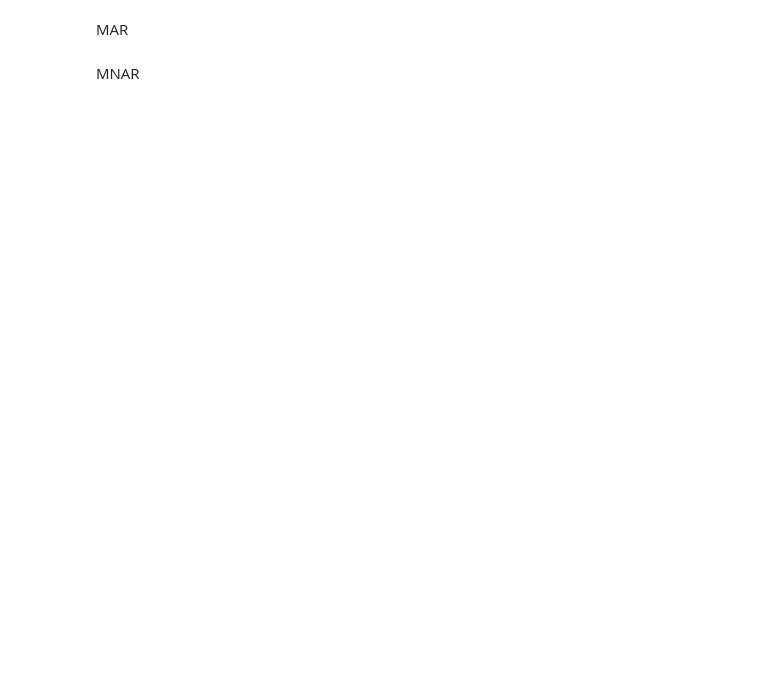
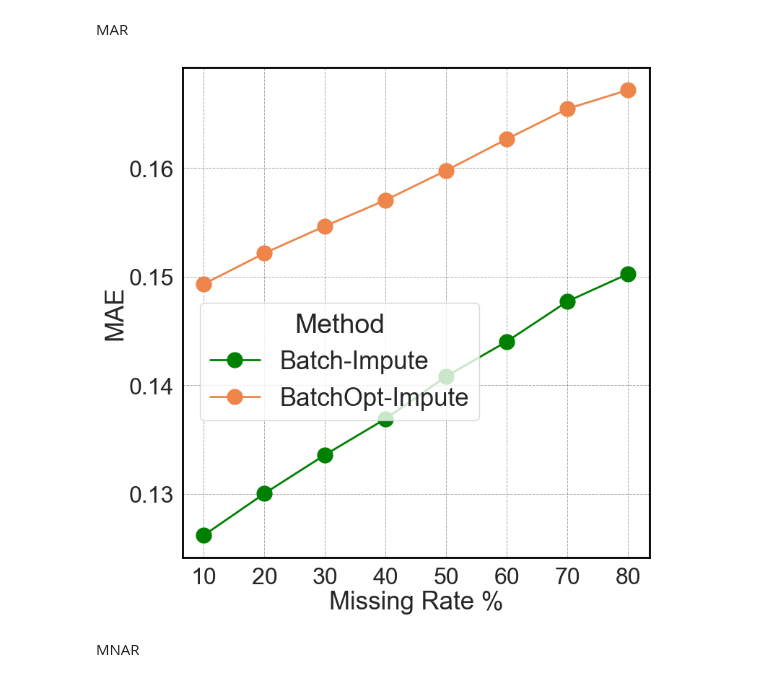
Before and after one commit to ZarinTahia/Confidence-Based-Active-Data-Imputation-via-Distribution-Matching-Regular-, a Jupyter notebook: Notebook/Adult.ipynb, the cells around one changed output. Cells and saved outputs as stored; diff of their text form; code cells hidden in the pictures; blank space fills up the shorter version.

```diff
--- a/Notebook/Adult.ipynb
+++ b/Notebook/Adult.ipynb
@@ -3195,4 +3478,72 @@ MCAR
 # %% [markdown]
 MAR
+# %%
+import pandas as pd
+import matplotlib.pyplot as plt
+import seaborn as sns
+
+# === Load CSV ===
+df_mar_mae = pd.read_csv(r"C:\Users\zhossai3\Desktop\Active Imputation\active_imputation\Output\results\Adult_MAR_OPT_Results_MAE.csv")
+
+# === Extract values ===
+missing_rates = df_mar_mae["MissingRate"].values
+results_mar_opt = {
+    "Batch-Impute": df_mar_mae["Batch-Impute"].values,
+    "BatchOpt-Impute": df_mar_mae["BatchOpt-Impute"].values
+}
+
+# === Plot styling ===
+sns.set(style="whitegrid", font_scale=1.2)
+palette = sns.color_palette("muted")
+
+# Font and marker settings
+x_label_fontsize = 25
+y_label_fontsize = 25
+x_tick_fontsize = 23
+y_tick_fontsize = 23
+legend_title_fontsize = 27
+legend_label_fontsize = 25
+line_width = 2
+marker_size = 15
+
+# === Create figure ===
+plt.figure(figsize=(8, 8))
+
+# Plot: Batch-Impute
+plt.plot(missing_rates, results_mar_opt["Batch-Impute"],
+         label="Batch-Impute",
+         marker='o', color="green", linewidth=line_width, markersize=marker_size)
+
+# Plot: BatchOpt-Impute
+plt.plot(missing_rates, results_mar_opt["BatchOpt-Impute"],
+         label="BatchOpt-Impute",
+         marker='o', color=palette[1], linewidth=line_width, markersize=marker_size)
+
+# === Axis and Labels ===
+plt.xlabel("Missing Rate %", fontsize=x_label_fontsize, labelpad=2, fontweight='regular')
+plt.ylabel("MAE", fontsize=y_label_fontsize, labelpad=2, fontweight='regular')
+plt.xticks(fontsize=x_tick_fontsize)
+plt.yticks(fontsize=y_tick_fontsize)
+
+# === Grid and Border ===
+plt.grid(True, linestyle='--', color='grey', linewidth=0.7, alpha=0.7)
+ax = plt.gca()
+for spine in ax.spines.values():
+    spine.set_visible(True)
+    spine.set_color('black')
+    spine.set_linewidth(2)
+ax.tick_params(axis='y', width=1.5, length=5)
+
+# === Legend ===
+plt.legend(title="Method", fontsize=legend_label_fontsize,
+           title_fontsize=legend_title_fontsize, loc="center left",
+           bbox_to_anchor=(0.01, 0.4), frameon=True)
+
+# === Save and Show ===
+plt.tight_layout()
+plt.savefig(r"C:\Users\zhossai3\Desktop\Active Imputation\active_imputation\Output\Adult_MAR_OptComparision_MAE.pdf", format="pdf", bbox_inches='tight')
+plt.show()
+# %% [output]
+[figure, added]
 # %% [markdown]
 MNAR
```
Also changed, not shown: parts of 15 cells of this notebook, 9 other files.
